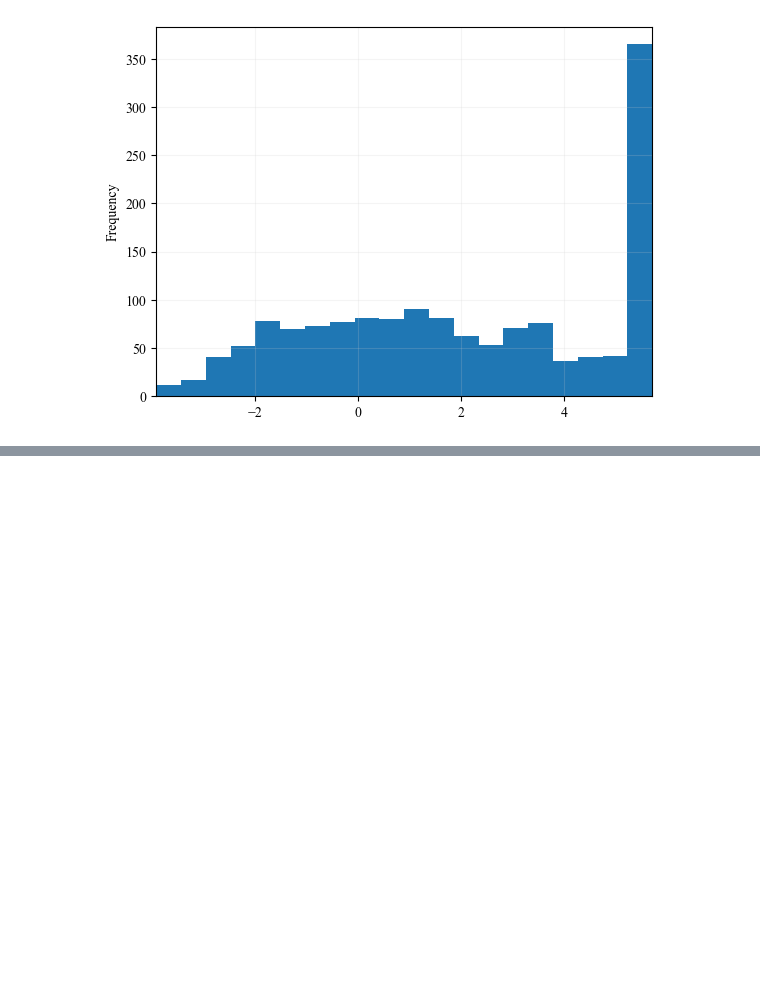
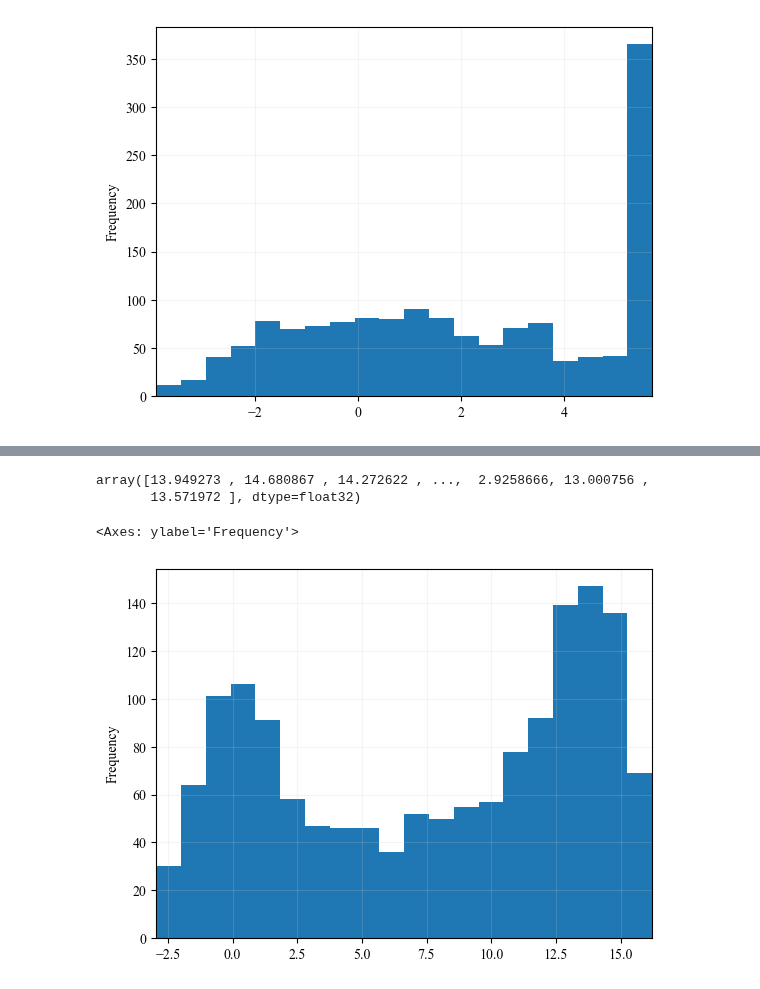
Before and after one commit to zakrzewow/raw-algorithm-portfolios, a Jupyter notebook: archive/phase1/test_tobit.ipynb, the cells around one changed output, grey strips where cells are left out. Drawn from its saved outputs; the diff is of its cells as text; code cells hidden in the pictures; blank space fills up the shorter version.

```diff
--- a/archive/phase1/test_tobit.ipynb
+++ b/archive/phase1/test_tobit.ipynb
@@ -245,0 +376,13 @@ def tobit_loss(mu, std, c, I):
+# %%
+y_pred, _ = model(X_test)
+y_pred = y_pred.detach().numpy()
+y_pred = y_scaler.inverse_transform(y_pred.reshape(-1, 1)).flatten()
+y_pred
+# %% [output]
+array([13.949273 , 14.680867 , 14.272622 , ...,  2.9258666, 13.000756 ,
+       13.571972 ], dtype=float32)
+# %%
+pd.Series(y_pred).plot.hist(bins=20)
+# %% [output]
+<Axes: ylabel='Frequency'>
+[figure, added]
```
Also changed, not shown: parts of 4 cells of this notebook.
